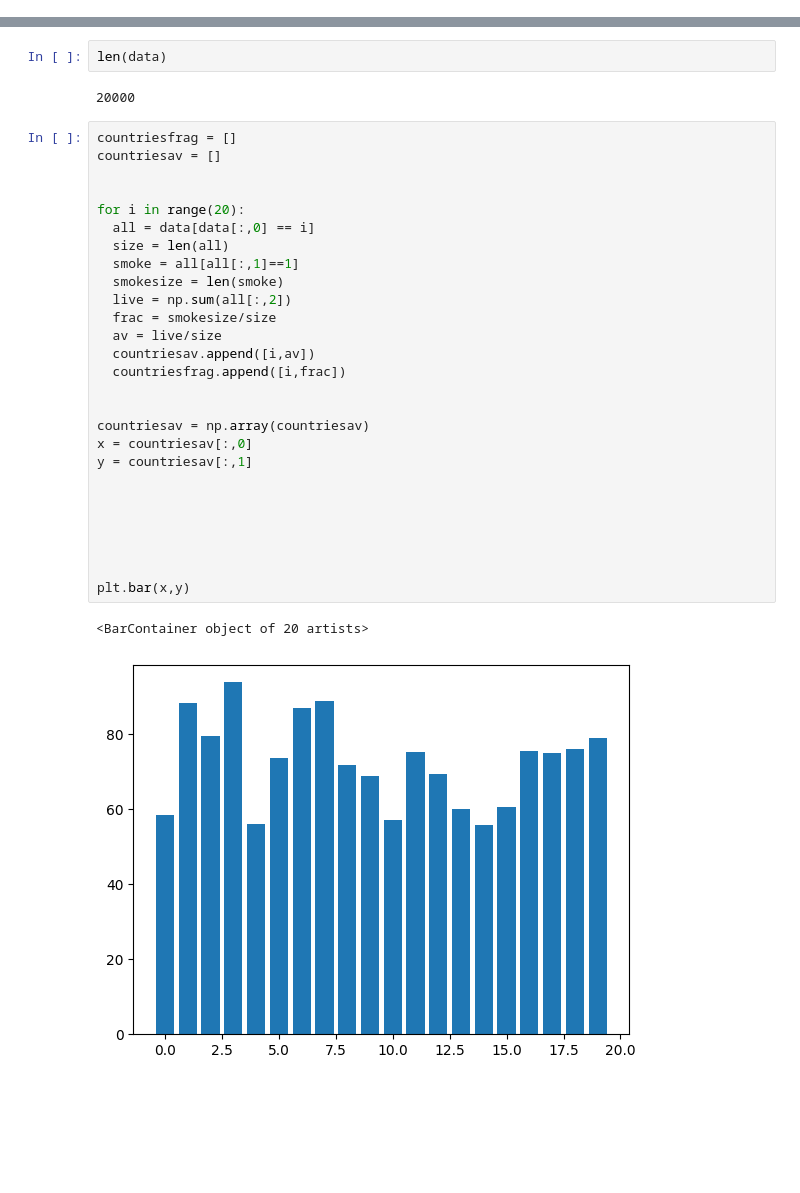
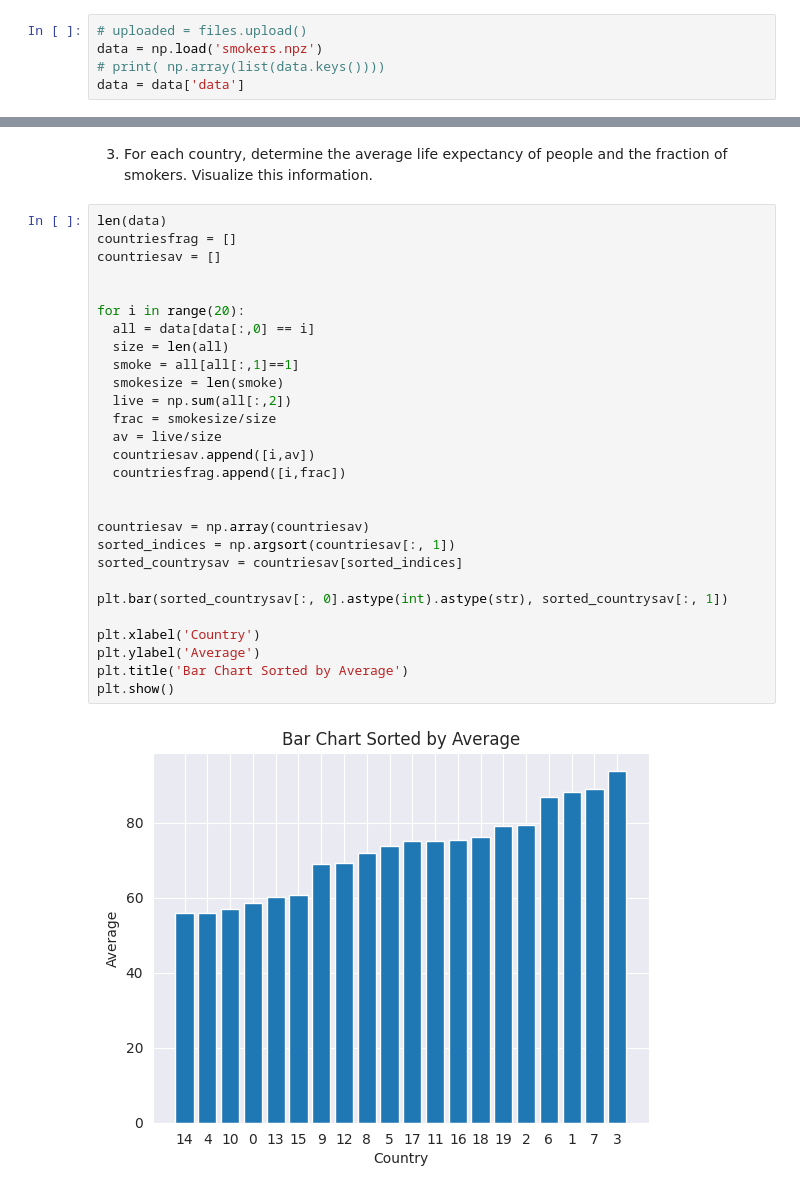
Before and after one commit to derMacon/ss23_visualization, a Jupyter notebook: exercises/ex-03/Vis_Zettel_3.ipynb, the cells around one changed output, grey strips where cells are left out. Saved outputs shown, nothing was run; the diff lists cells and outputs as text; blank space fills up the shorter version.

```diff
--- a/exercises/ex-03/Vis_Zettel_3.ipynb
+++ b/exercises/ex-03/Vis_Zettel_3.ipynb
@@ -34,0 +21,5 @@ print(data)
+# %%
+# uploaded = files.upload()
+data = np.load('smokers.npz')
+# print( np.array(list(data.keys())))
+data = data['data']
@@ -70,34 +55,33 @@ https://gist.github.com/mwaskom/de44147ed2974457ad6372750bbe5751
-# %%
-len(data)
-# %% [output]
-20000
+# %% [markdown]
+3. For each country, determine the average life expectancy of people and the fraction of
+smokers. Visualize this information.
 # %%
+len(data)
 countriesfrag = []
 countriesav = []
 
 
 for i in range(20):
   all = data[data[:,0] == i]
   size = len(all)
   smoke = all[all[:,1]==1]
   smokesize = len(smoke)
   live = np.sum(all[:,2])
   frac = smokesize/size
   av = live/size
   countriesav.append([i,av])
   countriesfrag.append([i,frac])
 
 
 countriesav = np.array(countriesav)
-x = countriesav[:,0]
-y = countriesav[:,1]
+sorted_indices = np.argsort(countriesav[:, 1])
+sorted_countrysav = countriesav[sorted_indices]
 
+plt.bar(sorted_countrysav[:, 0].astype(int).astype(str), sorted_countrysav[:, 1])
 
-
-
-
-
-plt.bar(x,y)
+plt.xlabel('Country')
+plt.ylabel('Average')
+plt.title('Bar Chart Sorted by Average')
+plt.show()
 # %% [output]
-<BarContainer object of 20 artists>
-[figure, old version]
+[figure, new version]
```
Also changed, not shown: parts of 31 cells of this notebook.
